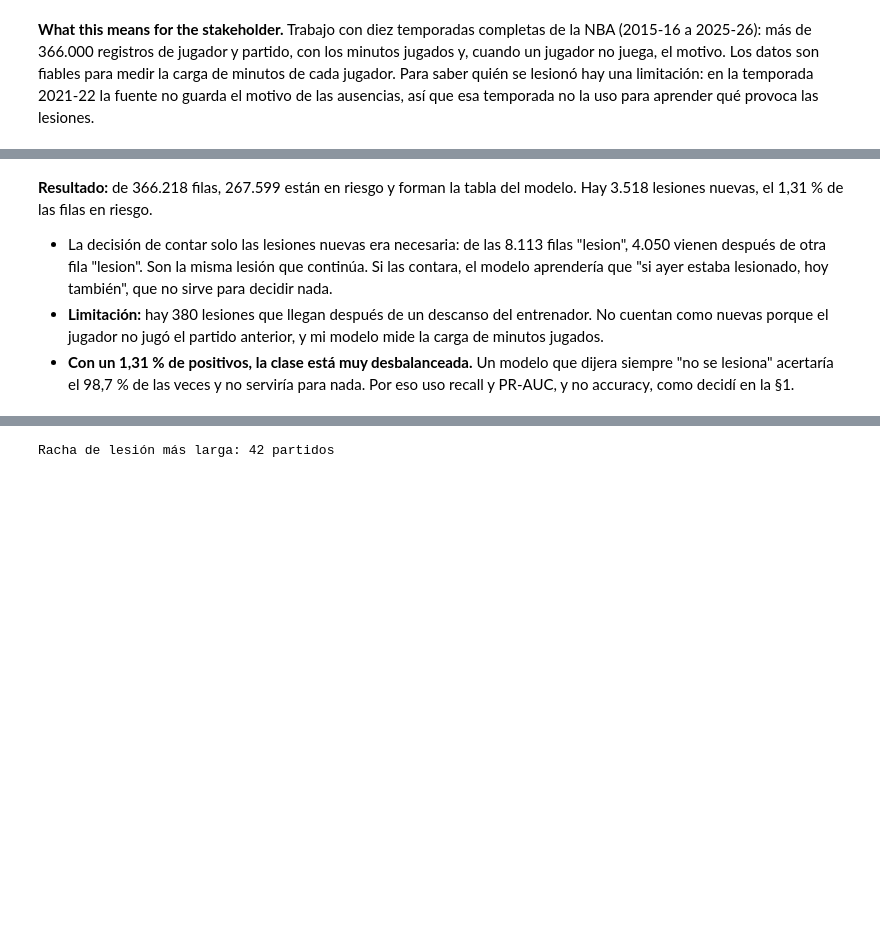
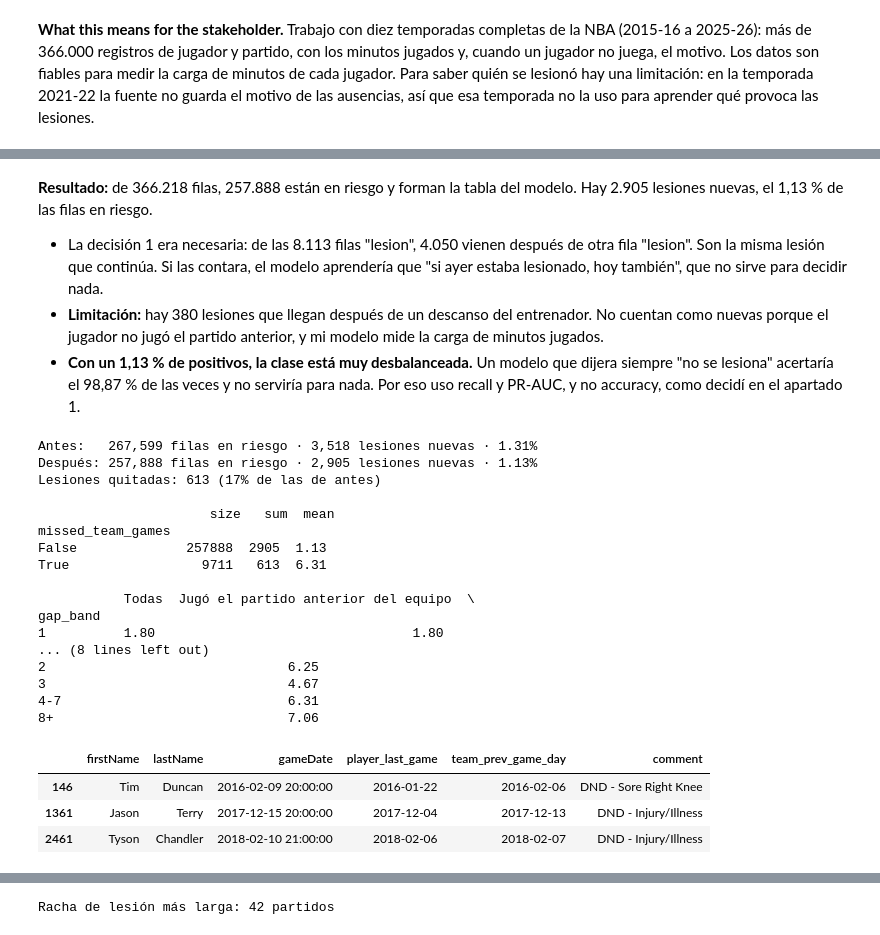
Before and after one commit to andreaga-pixel/NBA-dsci-AGA, a Jupyter notebook: project/project-model.ipynb, the cells around one changed output, grey strips where cells are left out. Drawn from its saved outputs; the diff is of its cells as text; code cells hidden in the pictures; blank space fills up the shorter version.

```diff
--- a/project/project-model.ipynb
+++ b/project/project-model.ipynb
@@ -280,6 +322,69 @@ Lesiones nuevas: 3,518 de 267,599 filas en riesgo = 1.31%
 # %% [markdown]
-**Resultado:** de 366.218 filas, 267.599 están en riesgo y forman la tabla del modelo. Hay 3.518 lesiones nuevas, el 1,31 % de las filas en riesgo.
+**Resultado:** de 366.218 filas, 257.888 están en riesgo y forman la tabla del modelo. Hay 2.905 lesiones nuevas, el 1,13 % de las filas en riesgo.
 
-- La decisión de contar solo las lesiones nuevas era necesaria: de las 8.113 filas "lesion", 4.050 vienen después de otra fila "lesion". Son la misma lesión que continúa. Si las contara, el modelo aprendería que "si ayer estaba lesionado, hoy también", que no sirve para decidir nada.
+- La decisión 1 era necesaria: de las 8.113 filas "lesion", 4.050 vienen después de otra fila "lesion". Son la misma lesión que continúa. Si las contara, el modelo aprendería que "si ayer estaba lesionado, hoy también", que no sirve para decidir nada.
 - **Limitación:** hay 380 lesiones que llegan después de un descanso del entrenador. No cuentan como nuevas porque el jugador no jugó el partido anterior, y mi modelo mide la carga de minutos jugados.
-- **Con un 1,31 % de positivos, la clase está muy desbalanceada.** Un modelo que dijera siempre "no se lesiona" acertaría el 98,7 % de las veces y no serviría para nada. Por eso uso recall y PR-AUC, y no accuracy, como decidí en la §1.
+- **Con un 1,13 % de positivos, la clase está muy desbalanceada.** Un modelo que dijera siempre "no se lesiona" acertaría el 98,87 % de las veces y no serviría para nada. Por eso uso recall y PR-AUC, y no accuracy, como decidí en el apartado 1.
+# %%
+#Comprobación de la decisión 5: ¿qué pasa con las filas en las que faltan partidos de su equipo?
+#Parto de las filas que cumplen todo lo demás (jugó su último partido, misma temporada, temporada con comentarios)
+#Son exactamente las filas en riesgo que tenía ANTES de añadir la decisión 5
+candidates = df[played_prev_game & same_season & df["comments_available"]].copy()
+candidates["missed_team_games"] = ~played_team_prev_game[candidates.index]
+candidates["is_injury"] = candidates["motivo_ausencia"] == "lesion"
+
+#PRIMERO: antes y después de la decisión 5
+before_rows = len(candidates)
+before_injuries = int(candidates["is_injury"].sum())
+after_rows = int((~candidates["missed_team_games"]).sum())
+after_injuries = int(candidates.loc[~candidates["missed_team_games"], "is_injury"].sum())
+removed_injuries = before_injuries - after_injuries
+print(f"Antes:   {before_rows:,} filas en riesgo · {before_injuries:,} lesiones nuevas · {before_injuries / before_rows:.2%}")
+print(f"Después: {after_rows:,} filas en riesgo · {after_injuries:,} lesiones nuevas · {after_injuries / after_rows:.2%}")
+print(f"Lesiones quitadas: {removed_injuries:,} ({removed_injuries / before_injuries:.0%} de las de antes)")
+
+#SEGUNDO: tasa de "lesión" según si faltan partidos del equipo
+gap_check = candidates.groupby("missed_team_games")["is_injury"].agg(["size", "sum", "mean"])
+gap_check["mean"] = (gap_check["mean"] * 100).round(2)
+print("\n", gap_check)
+
+#TERCERO: tasa de "lesión" (%) por días desde el último partido
+#Columna "Todas": lo que veía ANTES de la decisión 5; las otras dos separan los tipos de fila
+prev_day = df.groupby("personId")["gameDate"].shift(1).dt.normalize()
+candidates["days_gap"] = (candidates["gameDate"].dt.normalize() - prev_day[candidates.index]).dt.days
+candidates["gap_band"] = pd.cut(candidates["days_gap"], bins=[1, 2, 3, 4, 8, 1000], right=False, labels=["1", "2", "3", "4-7", "8+"])
+gap_table = (candidates.groupby(["gap_band", "missed_team_games"], observed=True)["is_injury"].mean() * 100).unstack()
+gap_table.columns = ["Jugó el partido anterior del equipo", "Faltan partidos del equipo"]
+gap_table.insert(0, "Todas", candidates.groupby("gap_band", observed=True)["is_injury"].mean() * 100)
+print("\n", gap_table.round(2))
+
+#CUARTO: ejemplos de "lesiones nuevas" que en realidad venían de antes
+#Comparo la fecha de su último partido con la del partido anterior de su equipo
+#Cada partido aparece dos veces en team_games (una por equipo); me quedo con una, porque la fecha es la misma
+team_prev_day = team_games.drop_duplicates("gameId").set_index("gameId")["gameDate"]
+examples = candidates[candidates["missed_team_games"] & candidates["is_injury"]].head(3).copy()
+examples["player_last_game"] = prev_day[examples.index].dt.date
+examples["team_prev_game_day"] = examples["team_prev_game"].map(team_prev_day).dt.date
+examples[["firstName", "lastName", "gameDate", "player_last_game", "team_prev_game_day", "comment"]]
+# %% [output]
+Antes:   267,599 filas en riesgo · 3,518 lesiones nuevas · 1.31%
+Después: 257,888 filas en riesgo · 2,905 lesiones nuevas · 1.13%
+Lesiones quitadas: 613 (17% de las de antes)
+
+                      size   sum  mean
+missed_team_games
+False              257888  2905  1.13
+True                 9711   613  6.31
+
+           Todas  Jugó el partido anterior del equipo  \
+gap_band
+1          1.80                                 1.80
+... (8 lines left out)
+2                               6.25
+3                               4.67
+4-7                             6.31
+8+                              7.06
+|  | firstName | lastName | gameDate | player_last_game | team_prev_game_day | comment |
+| 146 | Tim | Duncan | 2016-02-09 20:00:00 | 2016-01-22 | 2016-02-06 | DND - Sore Right Knee |
+| 1361 | Jason | Terry | 2017-12-15 20:00:00 | 2017-12-04 | 2017-12-13 | DND - Injury/Illness |
+| 2461 | Tyson | Chandler | 2018-02-10 21:00:00 | 2018-02-06 | 2018-02-07 | DND - Injury/Illness |
```
Also changed, not shown: parts of 14 cells of this notebook.
